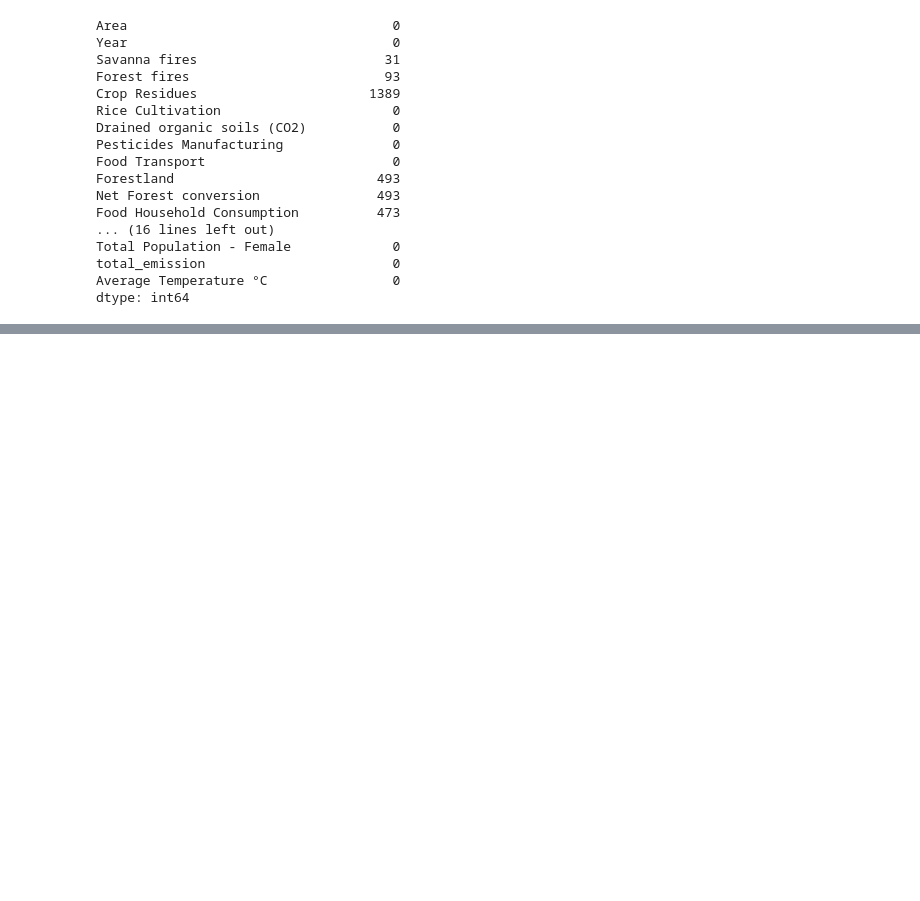
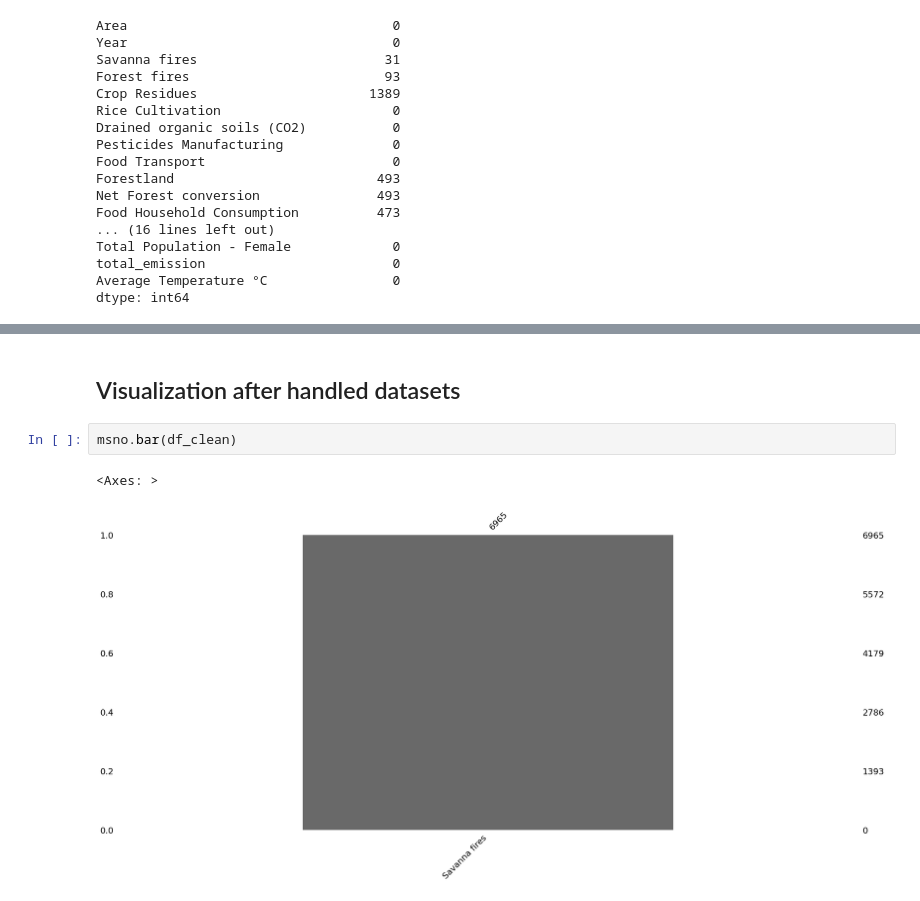
Before and after one commit to yashagozwan/data_mining, a Jupyter notebook: notebooks/submission_2.ipynb, the cells around one changed output, grey strips where cells are left out. Drawn from its saved outputs; the diff is of its cells as text; blank space fills up the shorter version.

```diff
--- a/notebooks/submission_2.ipynb
+++ b/notebooks/submission_2.ipynb
@@ -40,0 +71,7 @@ dtype: int64
+# %% [markdown]
+## Visualization after handled datasets
+# %%
+msno.bar(df_clean)
+# %% [output]
+<Axes: >
+[figure, added]
```
Also changed, not shown: parts of 4 cells of this notebook.
